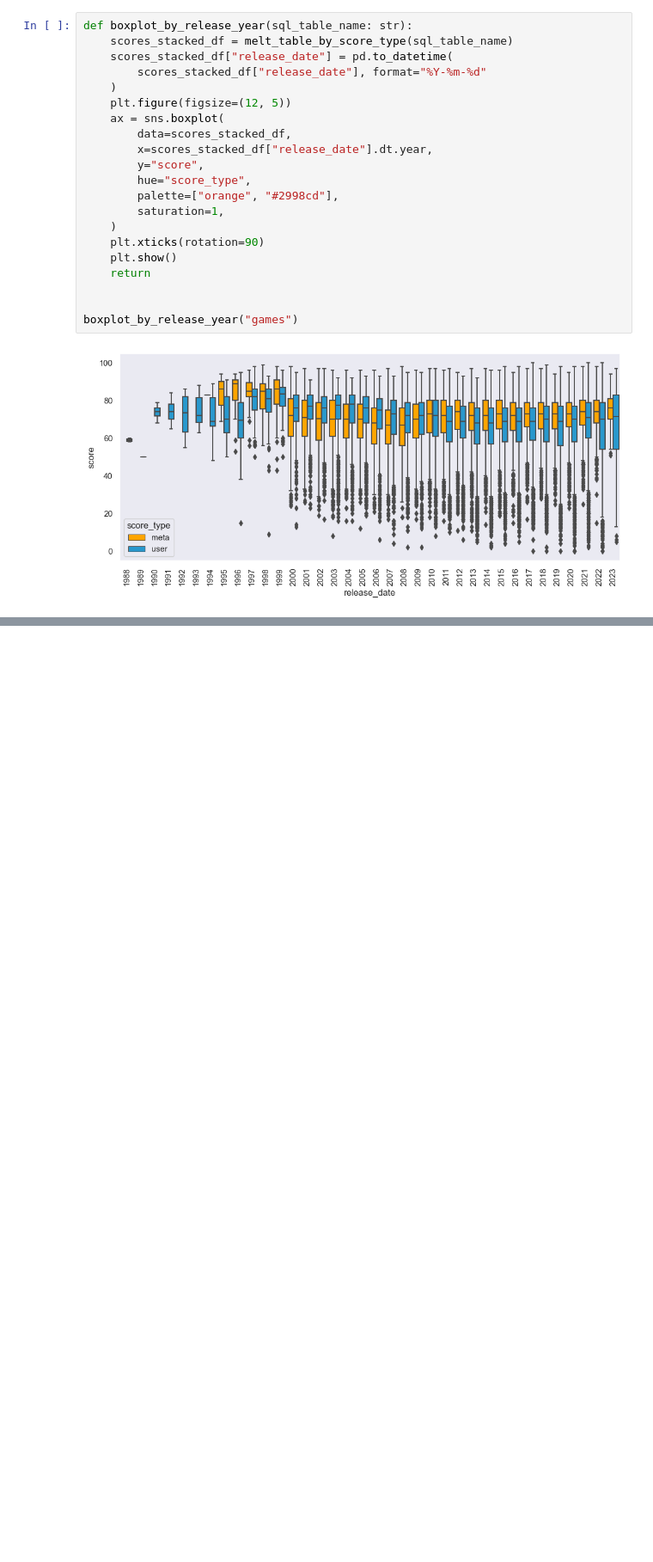
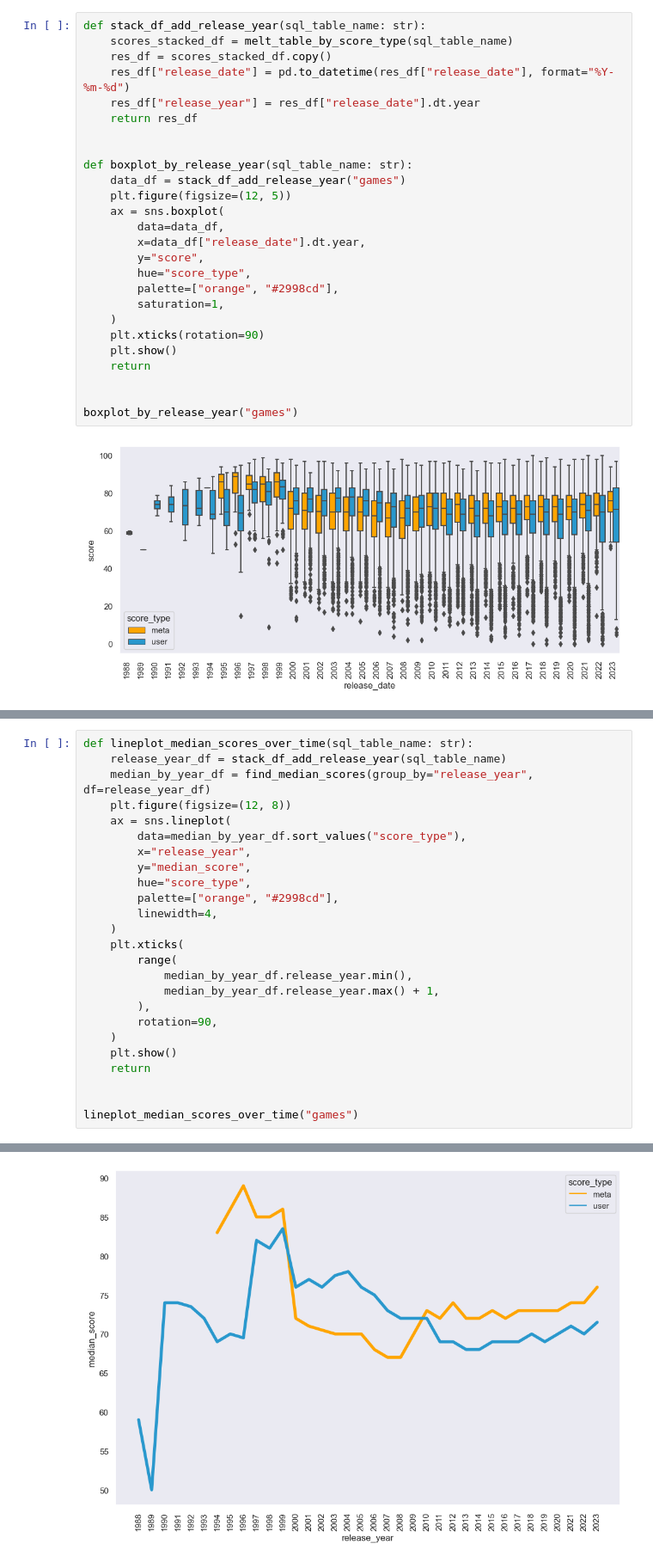
Before and after one commit to henrylin03/video-games, a Jupyter notebook: analysis.ipynb, the cells around one changed output, grey strips where cells are left out. Shown at 86% size. Drawn from its saved outputs; the diff is of its cells as text; blank space fills up the shorter version.

Commit message:
add release year discussions, and lineplot

```diff
--- a/analysis.ipynb
+++ b/analysis.ipynb
@@ -508,13 +511,18 @@ Please see below for a preview:
 # %%
+def stack_df_add_release_year(sql_table_name: str):
+    scores_stacked_df = melt_table_by_score_type(sql_table_name)
+    res_df = scores_stacked_df.copy()
+    res_df["release_date"] = pd.to_datetime(res_df["release_date"], format="%Y-%m-%d")
+    res_df["release_year"] = res_df["release_date"].dt.year
+    return res_df
+
+
 def boxplot_by_release_year(sql_table_name: str):
-    scores_stacked_df = melt_table_by_score_type(sql_table_name)
-    scores_stacked_df["release_date"] = pd.to_datetime(
-        scores_stacked_df["release_date"], format="%Y-%m-%d"
-    )
+    data_df = stack_df_add_release_year("games")
     plt.figure(figsize=(12, 5))
     ax = sns.boxplot(
-        data=scores_stacked_df,
-        x=scores_stacked_df["release_date"].dt.year,
+        data=data_df,
+        x=data_df["release_date"].dt.year,
         y="score",
         hue="score_type",
         palette=["orange", "#2998cd"],
@@ -588,0 +539,26 @@ games_df.sort_values("release_date", ascending=True)
+# %%
+def lineplot_median_scores_over_time(sql_table_name: str):
+    release_year_df = stack_df_add_release_year(sql_table_name)
+    median_by_year_df = find_median_scores(group_by="release_year", df=release_year_df)
+    plt.figure(figsize=(12, 8))
+    ax = sns.lineplot(
+        data=median_by_year_df.sort_values("score_type"),
+        x="release_year",
+        y="median_score",
+        hue="score_type",
+        palette=["orange", "#2998cd"],
+        linewidth=4,
+    )
+    plt.xticks(
+        range(
+            median_by_year_df.release_year.min(),
+            median_by_year_df.release_year.max() + 1,
+        ),
+        rotation=90,
+    )
+    plt.show()
+    return
+
+
+lineplot_median_scores_over_time("games")
+# %% [output]
@@ -588,0 +572 @@ games_df.sort_values("release_date", ascending=True)
+[figure, added]
```
Also changed, not shown: parts of 9 cells of this notebook.
